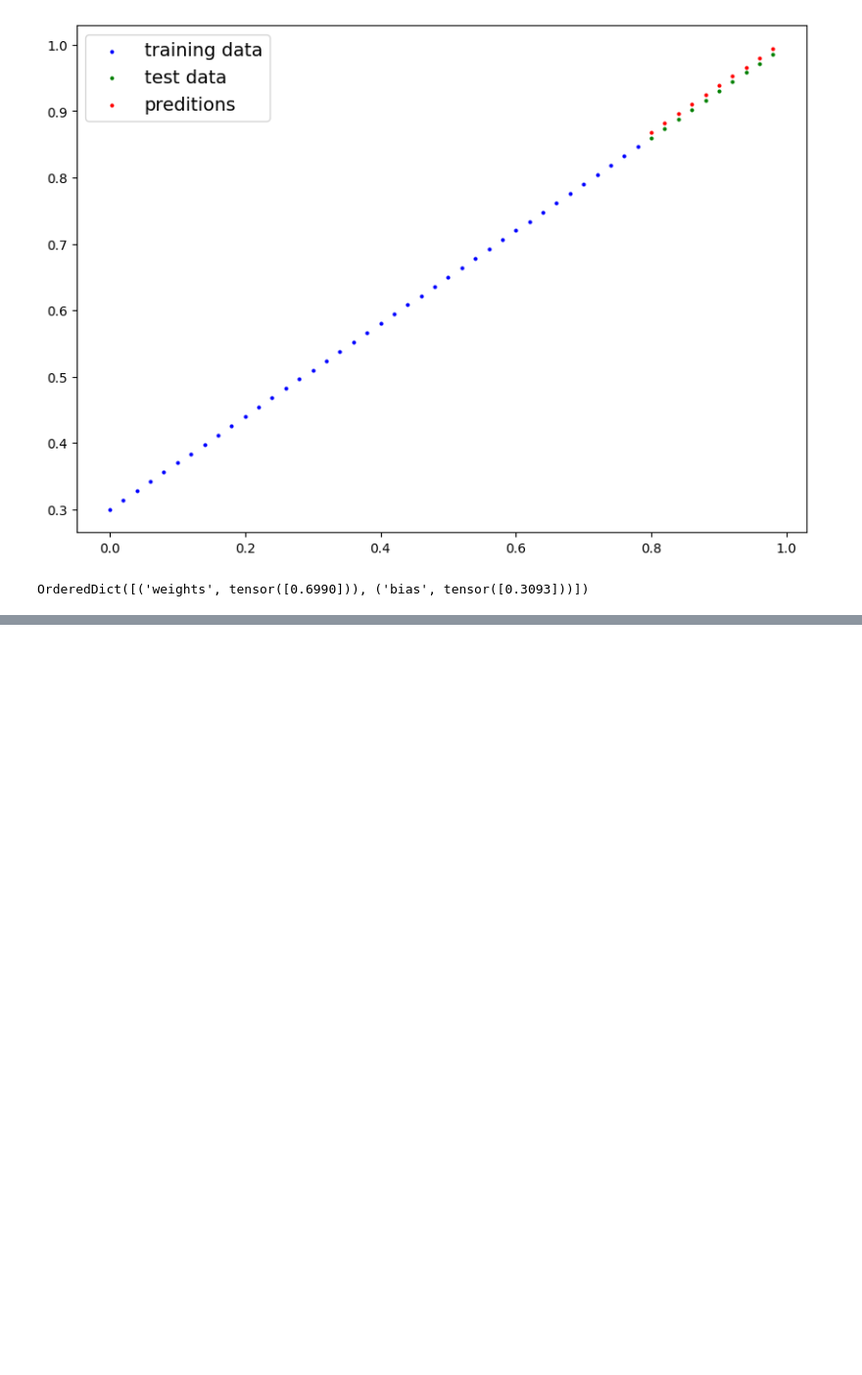
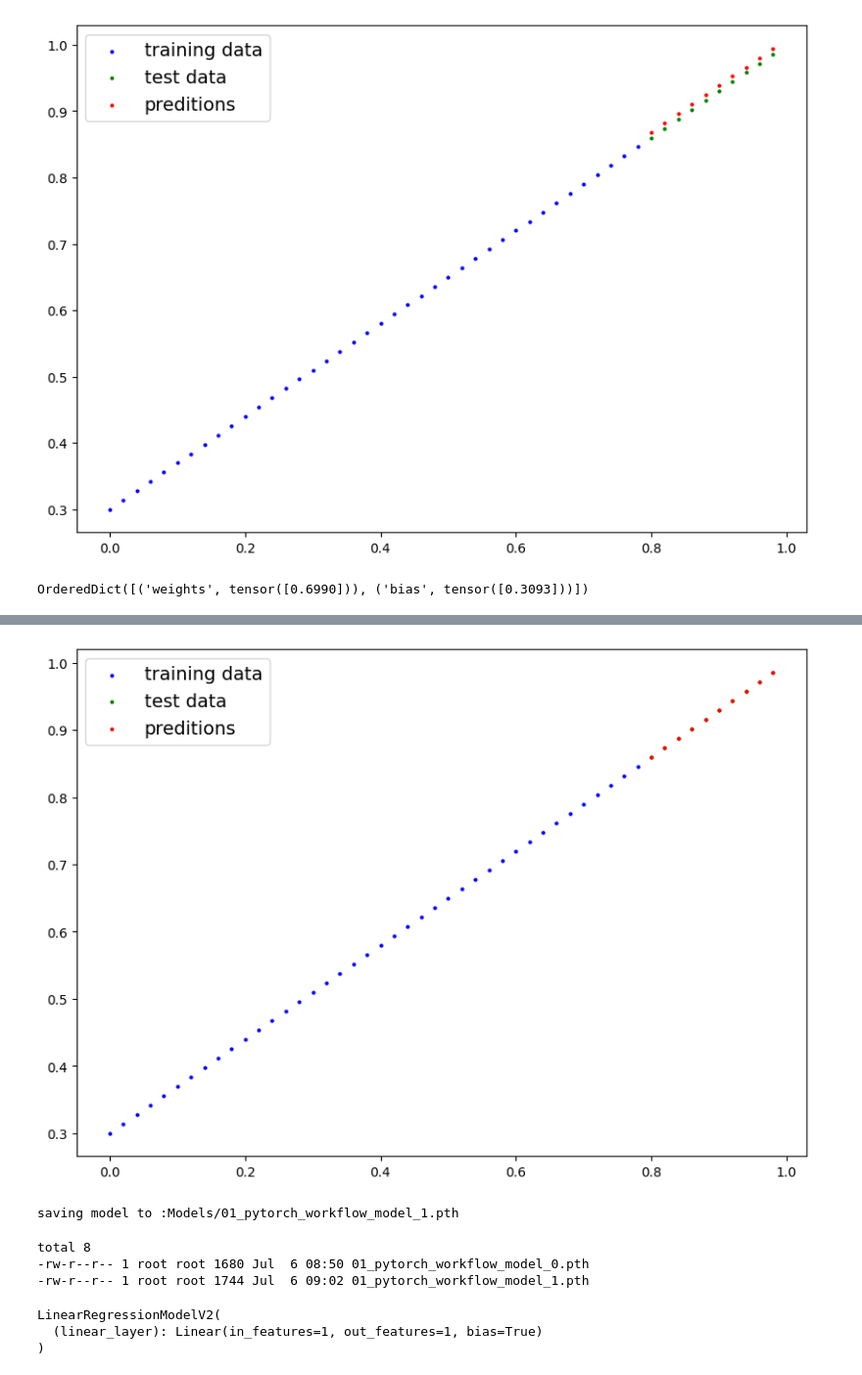
Before and after one commit to govind527/Pytorch_Practice, a Jupyter notebook: pytorch_workflow.ipynb, the cells around one changed output, grey strips where cells are left out. Shown at 98% size. Drawn from its saved outputs; the diff is of its cells as text; code cells hidden in the pictures; blank space fills up the shorter version.

Commit message:
updated the code for saving model

```diff
--- a/pytorch_workflow.ipynb
+++ b/pytorch_workflow.ipynb
@@ -243,0 +291,3 @@ OrderedDict([('weights', tensor([0.6990])), ('bias', tensor([0.3093]))])
+# %%
+device="cuda" if torch.cuda.is_available() else "cpu"
+print (f"device: {device}")
@@ -243,0 +393,33 @@ OrderedDict([('weights', tensor([0.6990])), ('bias', tensor([0.3093]))])
+# %%
+## Training
+
+loss_fn=nn.L1Loss()
+optimizer=torch.optim.SGD(params=model_1.parameters(),lr=0.01)
+# %%
+torch.manual_seed(42)
+X_train=X_train.to(device)
+y_train=y_train.to(device)
+X_test=X_test.to(device)
+y_test=y_test.to(device)
+epochs=200
+for epoch in range(epochs):
+    model_1.train()
+
+    # Forward pass
+    y_pred = model_1(X_train)
+    loss = loss_fn(y_pred, y_train)
+
+    # Backward pass and optimization
+    optimizer.zero_grad()
+    loss.backward()
+    optimizer.step()
+
+    model_1.eval()
+
+    with torch.inference_mode():
+        ## 1.forward pass
+        test_pred=model_1(X_test)
+        test_loss=loss_fn(test_pred,y_test)
+        if epoch%10==0:
+            print(f"epoch: {epoch} | loss: {loss} | test_loss: {test_loss}")
+            ##print(Model_0.state_dict())
@@ -243,0 +452,7 @@ OrderedDict([('weights', tensor([0.6990])), ('bias', tensor([0.3093]))])
+# %%
+## turning model for evaluation mode:
+model_1.eval()
+
+with torch.inference_mode():
+    y_preds=model_1(X_test)
+y_preds
@@ -243,0 +470,36 @@ OrderedDict([('weights', tensor([0.6990])), ('bias', tensor([0.3093]))])
+# %%
+plot_predictions(predictions=y_preds.cpu())
+# %% [output]
+[figure, added]
+# %%
+## Saving and loading trained model
+from pathlib import Path
+## 1.model Directory
+
+MODEL_PATH=Path("Models")
+MODEL_PATH.mkdir(parents=True,exist_ok=True)
+
+## 2. Create Model save path
+
+MODEL_NAME="01_pytorch_workflow_model_1.pth"
+MODEL_SAVE_PATH=MODEL_PATH/MODEL_NAME
+
+##.3 save model state dict
+print(f"saving model to :{MODEL_SAVE_PATH}")
+torch.save(obj=model_1.state_dict(),f=MODEL_SAVE_PATH)
+# %% [output]
+saving model to :Models/01_pytorch_workflow_model_1.pth
+# %%
+ls -l Models
+# %% [output]
+total 8
+-rw-r--r-- 1 root root 1680 Jul  6 08:50 01_pytorch_workflow_model_0.pth
+-rw-r--r-- 1 root root 1744 Jul  6 09:02 01_pytorch_workflow_model_1.pth
+# %%
+loaded_model_1=LinearRegressionModelV2()
+loaded_model_1.load_state_dict(torch.load(f=MODEL_SAVE_PATH))
+loaded_model_1.to(device)
+# %% [output]
+LinearRegressionModelV2(
+  (linear_layer): Linear(in_features=1, out_features=1, bias=True)
+)
```
Also changed, not shown: parts of 22 cells of this notebook.
